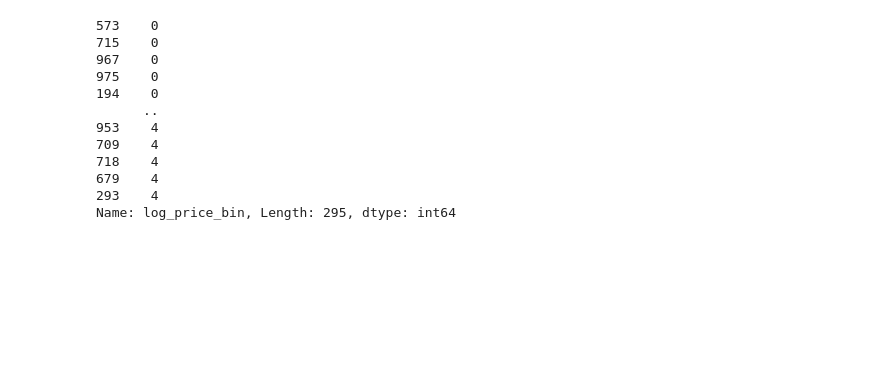
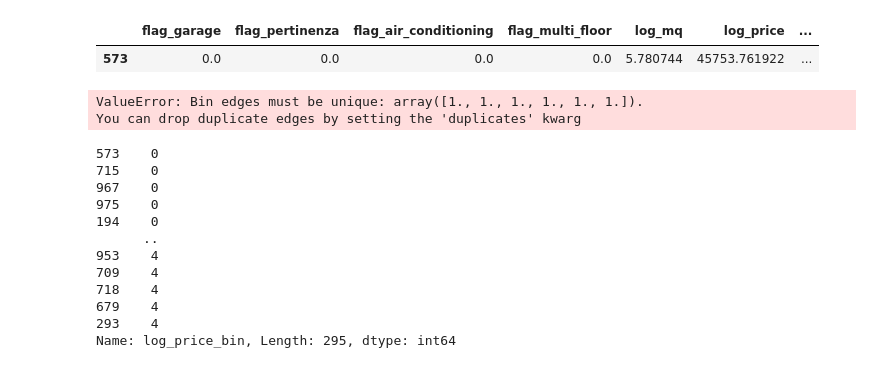
Before and after one commit to jaclenti/NFVAE-population-synthesis, a Jupyter notebook: notebooks/Untitled1.ipynb, the cells around one changed output. Saved outputs shown, nothing was run; the diff lists cells and outputs as text; code cells hidden in the pictures; blank space fills up the shorter version.

```diff
--- a/notebooks/Untitled1.ipynb
+++ b/notebooks/Untitled1.ipynb
@@ -29,16 +29,43 @@ import config
 [interactive output not drawn]
 [interactive output not drawn]
 # %%
+import sys
+sys.path += ["../src"]
+import utils
+from glob import glob
+import matplotlib.pyplot as plt
+import seaborn as sns
+from matplotlib.pyplot import subplots as sbp
+from importlib import reload
+import jl_vae
+import jl_nflows_geo_coordinates_2 as nfg
+from jl_nflows_geo_coordinates import load_nf as load_dict
+
+from _51_abm_functions import cod_prov_abbrv_df
+
+# Global Spatial Autocorrelation
+from spatial_autocorrelation import get_moransI, moransI_scatterplot, hypothesis_testing
+# Local Spatial Autocorrelation
+from spatial_autocorrelation import get_localMoransI, LISA_scatterplot
+import pandas as pd
+import numpy as np
+from tqdm import tqdm
+import pickle
+from sklearn.preprocessing import OneHotEncoder
+from jl_synthetic_pop_all_provinces import add_cat_features
+from ipfn import ipfn
+import config
 
 def transform_bins(df, vars):
     df1 = df.copy()
     for var in vars:
-        df1[var + "_bin"] =  pd.qcut(df1[var], q = 5, labels = False)#.astype(int)
+        df1[var + "_bin"] =  pd.qcut(df1[var], q = 5, labels = False, duplicates = "drop").astype(int)
         df1.drop(columns = [var], inplace = True)
     return df1
 
 def transform_bins_to_real(sample_df, df_real, var):
-    bins_values = pd.qcut(df_real[var], q = 5, labels = False, retbins = True)[1]
+    bins_values = pd.qcut(df_real[var], q = 5, labels = False, duplicates = "drop", retbins = True)[1]
+    np.random.seed(2)
     sample_df[var] = [np.random.uniform(low = bins_values[u], high = bins_values[u + 1]) for u in sample_df[var + "_bin"]]
     sample_df.drop(columns = [var + "_bin"], inplace = True)
     return sample_df
@@ -44,0 +124,5 @@ def transform_bins_to_real(sample_df, df_real, var):
+# %%
+df_cap
+# %% [output]
+|  | flag_garage | flag_pertinenza | flag_air_conditioning | flag_multi_floor | log_mq | log_price | ... |
+| 573 | 0.0 | 0.0 | 0.0 | 0.0 | 5.780744 | 45753.761922 | ... |
@@ -45,3 +132,8 @@ def transform_bins_to_real(sample_df, df_real, var):
+# %%
+pd.qcut(df_["a"], q = 5, labels = False)
+# %% [output]
+ValueError: Bin edges must be unique: array([1., 1., 1., 1., 1., 1.]).
+You can drop duplicate edges by setting the 'duplicates' kwarg
 # %%
 transform_bins(df_real.dropna(), ["log_mq", "log_price"])["log_price_bin"].sort_values()
 # %% [output]
```
Also changed, not shown: parts of 4 cells of this notebook, 4 other files.
